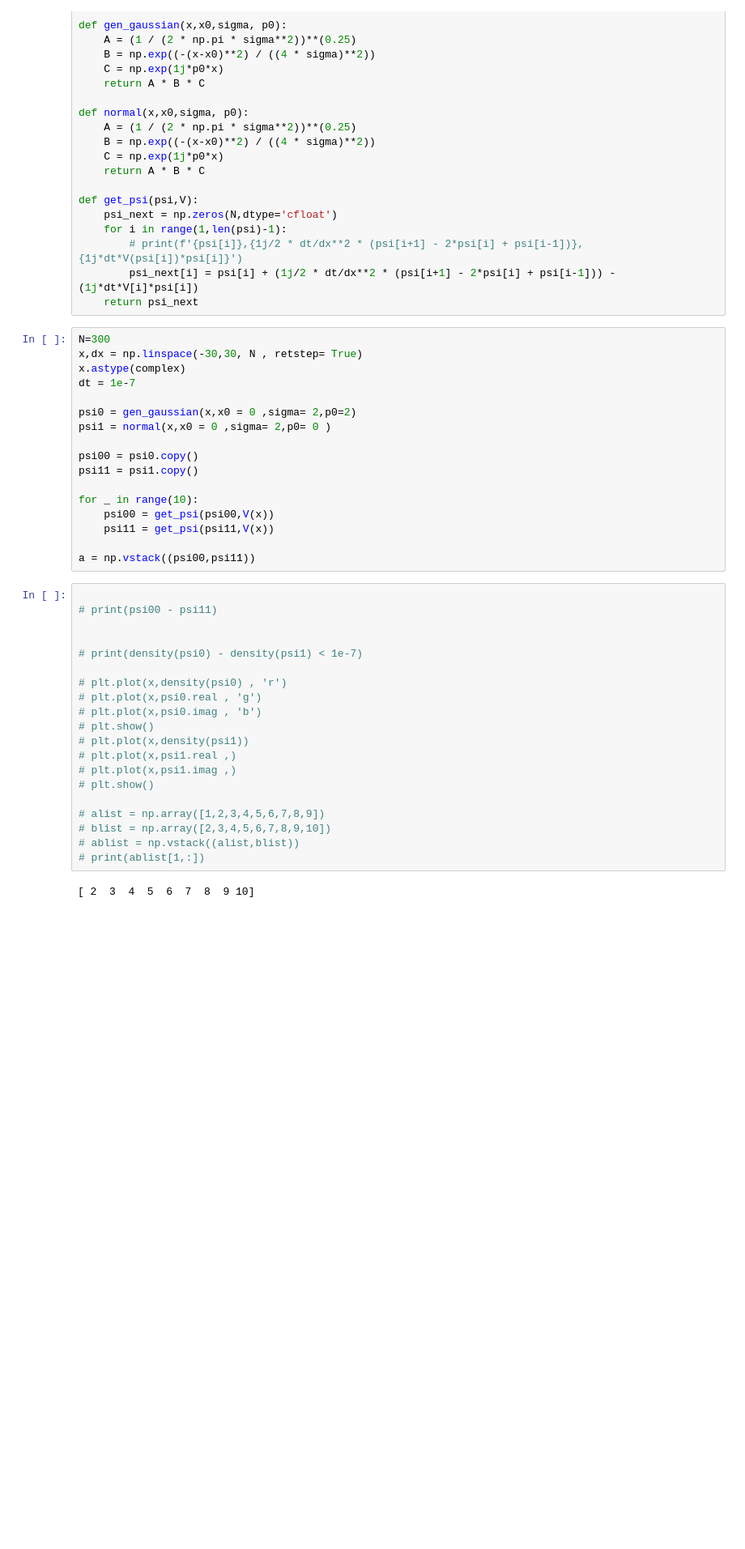
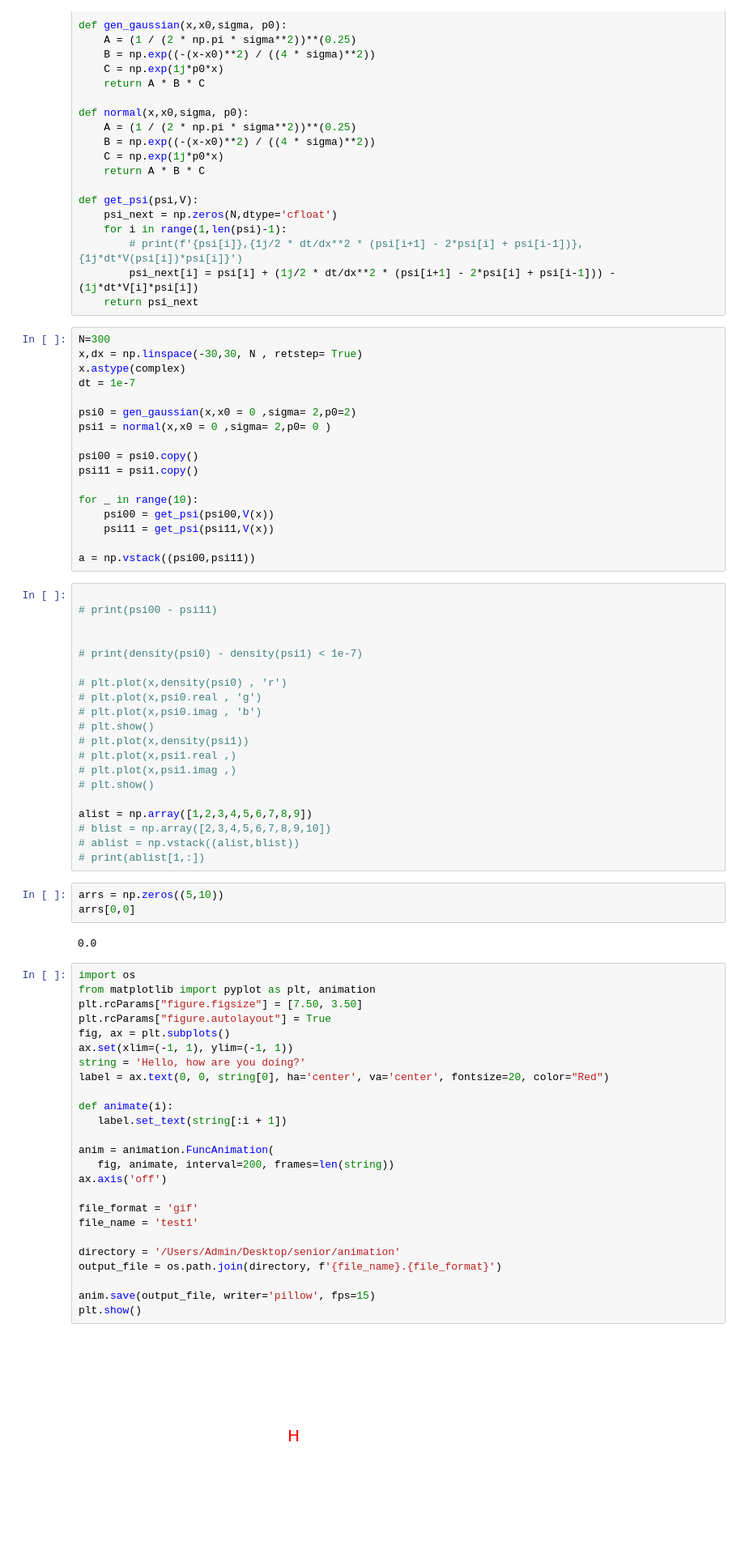
Before and after one commit to sushiTonpai/schrodinger, a Jupyter notebook: test.ipynb, the cells around one changed output. Shown at 81% size. Saved outputs shown, nothing was run; the diff lists cells and outputs as text; blank space fills up the shorter version.

```diff
--- a/test.ipynb
+++ b/test.ipynb
@@ -59,9 +59,39 @@ a = np.vstack((psi00,psi11))
 # plt.plot(x,psi1.imag ,)
 # plt.show()
 
-# alist = np.array([1,2,3,4,5,6,7,8,9])
+alist = np.array([1,2,3,4,5,6,7,8,9])
 # blist = np.array([2,3,4,5,6,7,8,9,10])
 # ablist = np.vstack((alist,blist))
 # print(ablist[1,:])
-# %% [output]
-[ 2  3  4  5  6  7  8  9 10]
+# %%
+arrs = np.zeros((5,10))
+arrs[0,0]
+# %% [output]
+0.0
+# %%
+import os
+from matplotlib import pyplot as plt, animation
+plt.rcParams["figure.figsize"] = [7.50, 3.50]
+plt.rcParams["figure.autolayout"] = True
+fig, ax = plt.subplots()
+ax.set(xlim=(-1, 1), ylim=(-1, 1))
+string = 'Hello, how are you doing?'
+label = ax.text(0, 0, string[0], ha='center', va='center', fontsize=20, color="Red")
+
+def animate(i):
+   label.set_text(string[:i + 1])
+
+anim = animation.FuncAnimation(
+   fig, animate, interval=200, frames=len(string))
+ax.axis('off')
+
+file_format = 'gif'
+file_name = 'test1'
+
+directory = '/Users/Admin/Desktop/senior/animation'
+output_file = os.path.join(directory, f'{file_name}.{file_format}')
+
+anim.save(output_file, writer='pillow', fps=15)
+plt.show()
+# %% [output]
+[figure, added]
```
Also changed, not shown: 5 other files.
